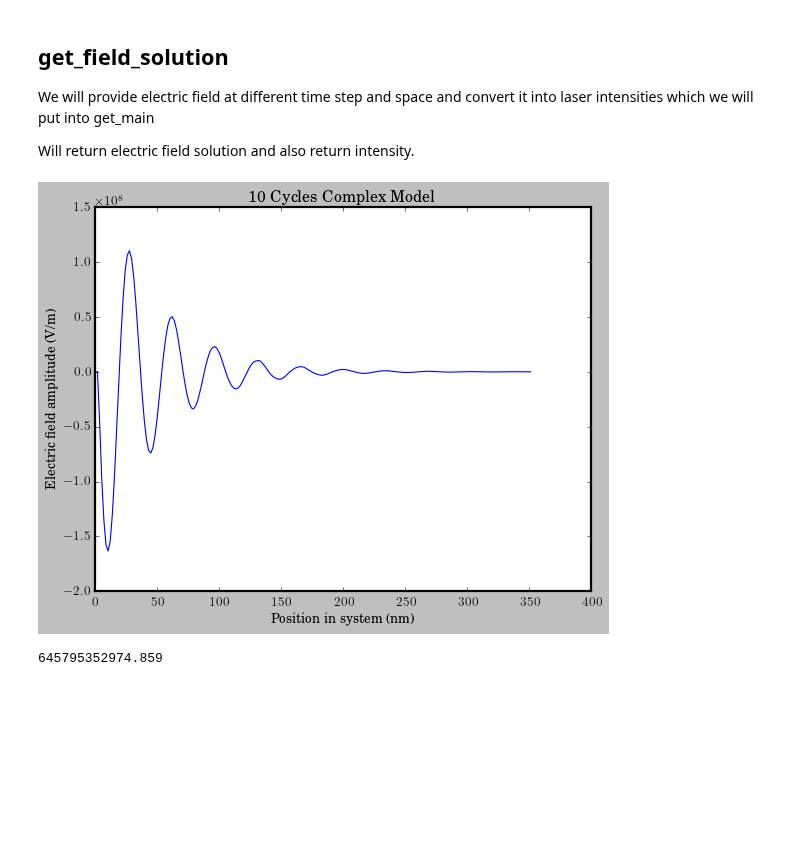
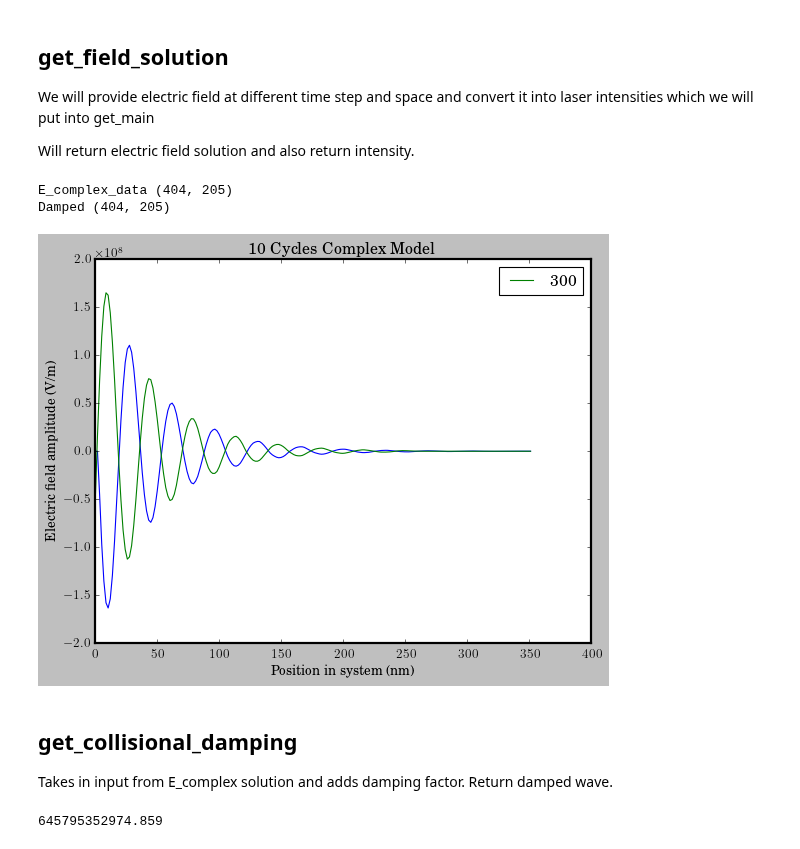
Before and after one commit to nickdavila/1D-Electromagnetic-Wave-Solver, a Jupyter notebook: Code/RayTrace_V3_CH-Copy1.ipynb, the cells around one changed output. Saved outputs shown, nothing was run; the diff lists cells and outputs as text; code cells hidden in the pictures; blank space fills up the shorter version.

Commit message:
Added get_collisional_damping

```diff
--- a/Code/RayTrace_V3_CH-Copy1.ipynb
+++ b/Code/RayTrace_V3_CH-Copy1.ipynb
@@ -1930,41 +1930,68 @@ def get_field_solution(n_real, n_imaginary):
             if (True) and abs(E_complex[n+1, i])/abs(E_0) > 1:
                 E_complex[n+1, i] = E_0 * np.sign(E_complex[n, i])
 
-            index += 1
+        s   index += 1
 
     return E_complex, x, t
 
+# This is getting the value of solving the field solution with real index of refrac of 1 and imaginary index of refrac of 0
 E_complex_non_damped = get_field_solution(1, 0)
 
-# Adding imaginary to damp wave
-# re-defining complex index of refraction (adding imaginary part to force damping using analytical solution)
+# re-defining complex index of refraction (prepping to add imaginary part to force damping using analytical solution)
 n_real = 1
 n_i = 0.125
 complex_refractive_index = complex(n_real, n_i)
 complex_wavenumber = (angular_frequency / speed_of_light) * complex_refractive_index
 E_complex_data = E_complex_non_damped[0]
 E_complex_data_xdata = E_complex_non_damped[1]
 E_complex_data_tdata = E_complex_non_damped[2]
 t_data_size = E_complex_data_tdata.shape[0]
 
 format_title = "{} Cycles Complex Model".format(lambda_mult)
 plt.title(format_title)
 plt.xlabel("Position in system (nm)") # in entire simulation domain. Units of 10 ** -9 meters in SI units
 plt.ylabel("Electric field amplitude (V/m)") # SI unit of volts / m
+
+# Plotting the solution with complex information
+
+plt.plot(np.linspace(0, wavelength / nm, E_complex_data_xdata.shape[0]), np.exp(-complex_wavenumber.imag * E_complex_data_xdata) * E_complex_data[int(t_data_size - 3), :].real)
+
+# plt.plot(np.linspace(0, wavelength / nm, E_complex_data_xdata.shape[0]), np.exp(-complex_wavenumber.imag * E_complex_data_xdata) * E_complex_data[100, :].real, label = "100")
+
+# plt.plot(np.linspace(0, wavelength / nm, E_complex_data_xdata.shape[0]), np.exp(-complex_wavenumber.imag * E_complex_data_xdata) * E_complex_data[200, :].real, label = "200")
+
+plt.plot(np.linspace(0, wavelength / nm, E_complex_data_xdata.shape[0]), np.exp(-complex_wavenumber.imag * E_complex_data_xdata) * E_complex_data[300, :].real, label = "300")
+
+
+plt.legend()
+
+print("E_complex_data", E_complex_data.shape)
+
+print("Damped", (np.exp(-complex_wavenumber.imag * E_complex_data_xdata) * E_complex_data.real).shape)
+
+# Let people know that absorption coeffecient will depend on (rho, T). Complex wavefunction is a function of material properties.
+# Heat up material then molecules vibrate more. Vibration will interact with electric field. E field will interact with free electrons
+# in material. Density and temperature in real life will effect. n will be function on material. We will assume to be constant and equal for solution.
+# Assumptions for testing.
+
+
 # Setting the x-axis to 1-10
 # and y-axis to 1-15
 # plt.axis([0, 200, -2*(10**8), 2*(10**8)])
 # plt.plot(np.exp(-complex_wavenumber.imag * E_complex_data_xdata) * E_complex_data[int(int(E_complex_data.shape[0]/lambda_mult) * lambda_mult), :].real)
 # plt.plot(np.linspace(0, wavelength / nm, E_complex_data_xdata.shape[0]), np.exp(-complex_wavenumber.imag * E_complex_data_xdata) * E_complex_data[int(401), :].real)
-plt.plot(np.linspace(0, wavelength / nm, E_complex_data_xdata.shape[0]), np.exp(-complex_wavenumber.imag * E_complex_data_xdata) * E_complex_data[int(t_data_size - 3), :].real)
 # plt.plot(np.exp(-complex_wavenumber.imag * E_complex_data_xdata) * E_complex_data[int(int(250/lambda_mult) * lambda_mult), :].real)
 # plt.show()
-
 # print(E_complex_data[t_data_size-3][:-1])
 
 #Laser intensity from field solution is going to use the last non-zero value of E_complex_data.
-field_solution_laser_intensity = (speed_of_light * n_real * permittivity_free_space)/2 * \
-(E_complex_data[t_data_size-3][-(ghost_cell_size + 1)].real)**2
+
 # S_xt_ = -2 * complex_wavenumber * laser_intensity
 # %% [output]
+E_complex_data (404, 205)
+Damped (404, 205)
-[figure, old version]
+[figure, new version]
+# %% [markdown]
+## get_collisional_damping
+
+Takes in input from E_complex solution and adds damping factor. Return damped wave.
```
Also changed, not shown: parts of 2 cells of this notebook, 1 other file.
